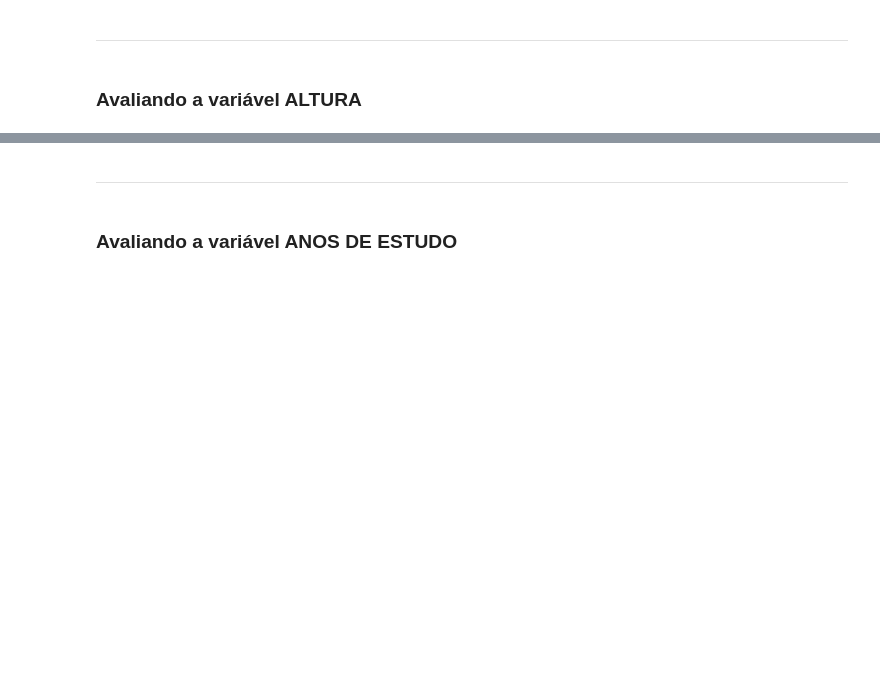
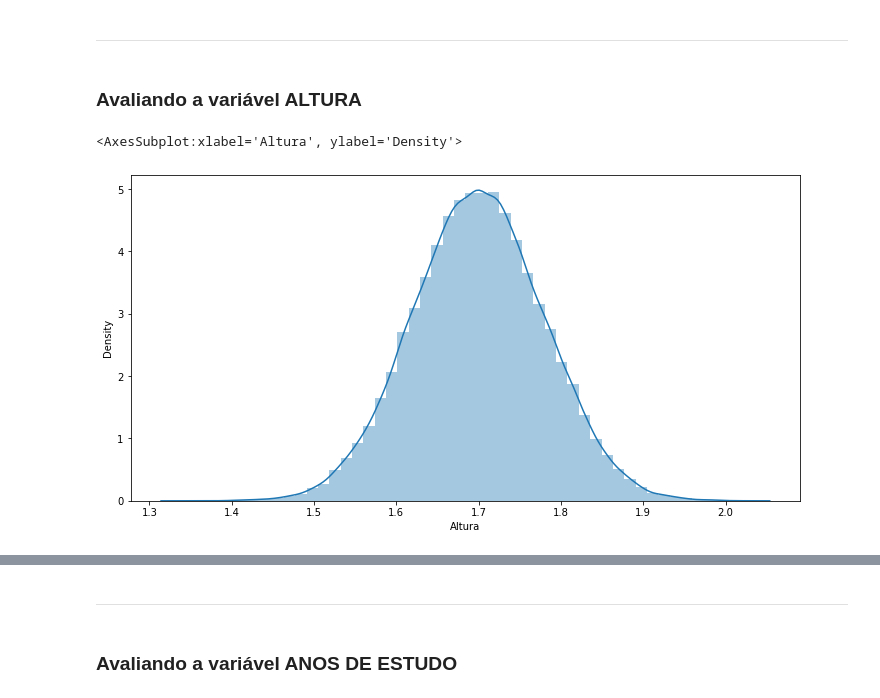
Before and after one commit to Caiocof/Estatistica_Python_01, a Jupyter notebook: Dados/Curso_de_Estatística_Parte_1.ipynb, the cells around one changed output, grey strips where cells are left out. Cells and saved outputs as stored; diff of their text form; code cells hidden in the pictures; blank space fills up the shorter version.

```diff
--- a/Dados/Curso_de_Estatística_Parte_1.ipynb
+++ b/Dados/Curso_de_Estatística_Parte_1.ipynb
@@ -747,3 +773,10 @@ dtype: float64
 ***
 # %% [markdown]
 ### Avaliando a variável ALTURA
+# %%
+ax = sns.distplot(dados['Altura'])
+ax.figure.set_size_inches(12,6)
+ax
+# %% [output]
+<AxesSubplot:xlabel='Altura', ylabel='Density'>
+[figure, added]
```
Also changed, not shown: parts of 18 cells of this notebook.
